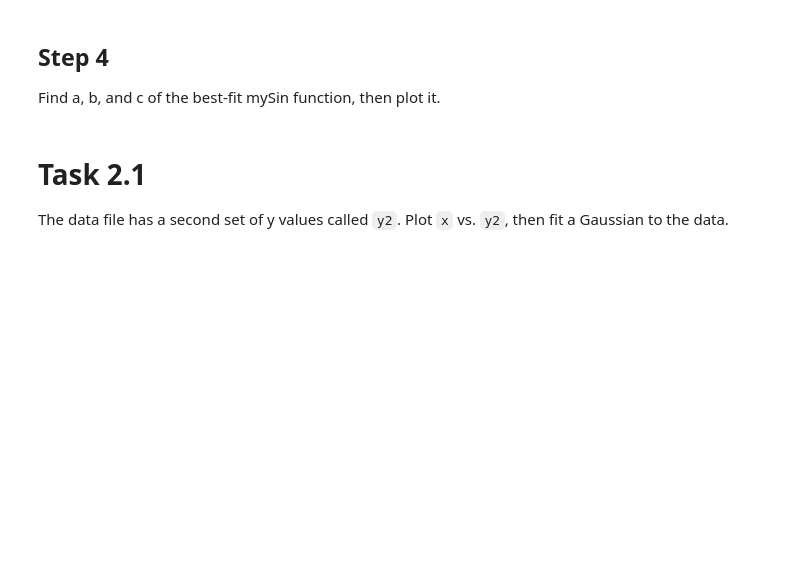
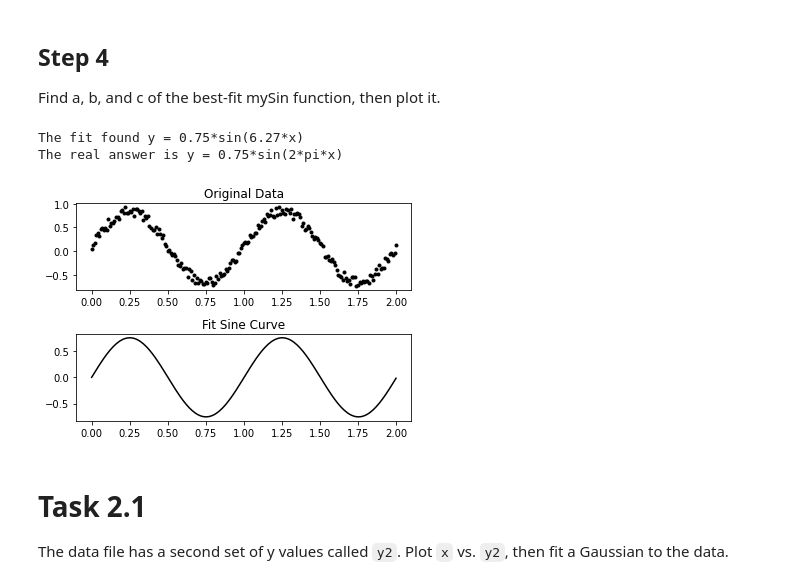
Before and after one commit to vcatlett/APS-Python-Workshop, a Jupyter notebook: Part 2/2_2_fitting_data.ipynb, the cells around one changed output. Drawn from its saved outputs; the diff is of its cells as text; code cells hidden in the pictures; blank space fills up the shorter version.

````diff
--- a/Part 2/2_2_fitting_data.ipynb
+++ b/Part 2/2_2_fitting_data.ipynb
@@ -22,7 +22,9 @@ def mySin(x,a,b):
 ## **Step 3**
 Read in the data using Pandas
 # %%
-data = pd.read_csv('./Data/data_to_fit.csv')  # Try reading in pandas.csv instead
+#data = pd.read_csv('./Data/data_to_fit.csv')
+url = 'https://github.com/vcatlett-nrao/APS-Python-Workshop/blob/main/Part%202/Data/data_to_fit.csv?raw=true'
+data = pd.read_csv(url)
 x = data.x
 y1 = data['y1']  # Notice that there are two ways of accessing the columns of 'data'
 # %% [markdown]
@@ -31,18 +33,22 @@ Find a, b, and c of the best-fit mySin function, then plot it.
 # %%
 fig, ax = plt.subplots(nrows=2, ncols=1)
 plt.subplots_adjust(hspace=0.5)
-ax[0].plot(x, y, 'k.')
+ax[0].plot(x, y1, 'k.')
 ax[0].set_title('Original Data')
 
-parameters, cov = curve_fit(mySin, x, y, p0=[1, 6])
+parameters, cov = curve_fit(mySin, x, y1, p0=[1, 6])
 a_fit = parameters[0]
 b_fit = parameters[1]
 y_fit = mySin(x, a_fit, b_fit)
 ax[1].plot(x, y_fit, 'k')
 ax[1].set_title('Fit Sine Curve')
 
 print('The fit found y = %0.2f*sin(%0.2f*x)'%(a_fit,b_fit))
 print('The real answer is y = 0.75*sin(2*pi*x)')
+# %% [output]
+The fit found y = 0.75*sin(6.27*x)
+The real answer is y = 0.75*sin(2*pi*x)
+[figure, added]
 # %% [markdown]
 # **Task 2.1**
 The data file has a second set of y values called ```y2```. Plot ```x``` vs. ```y2```, then fit a Gaussian to the data.
````
Also changed, not shown: 2 other files.
